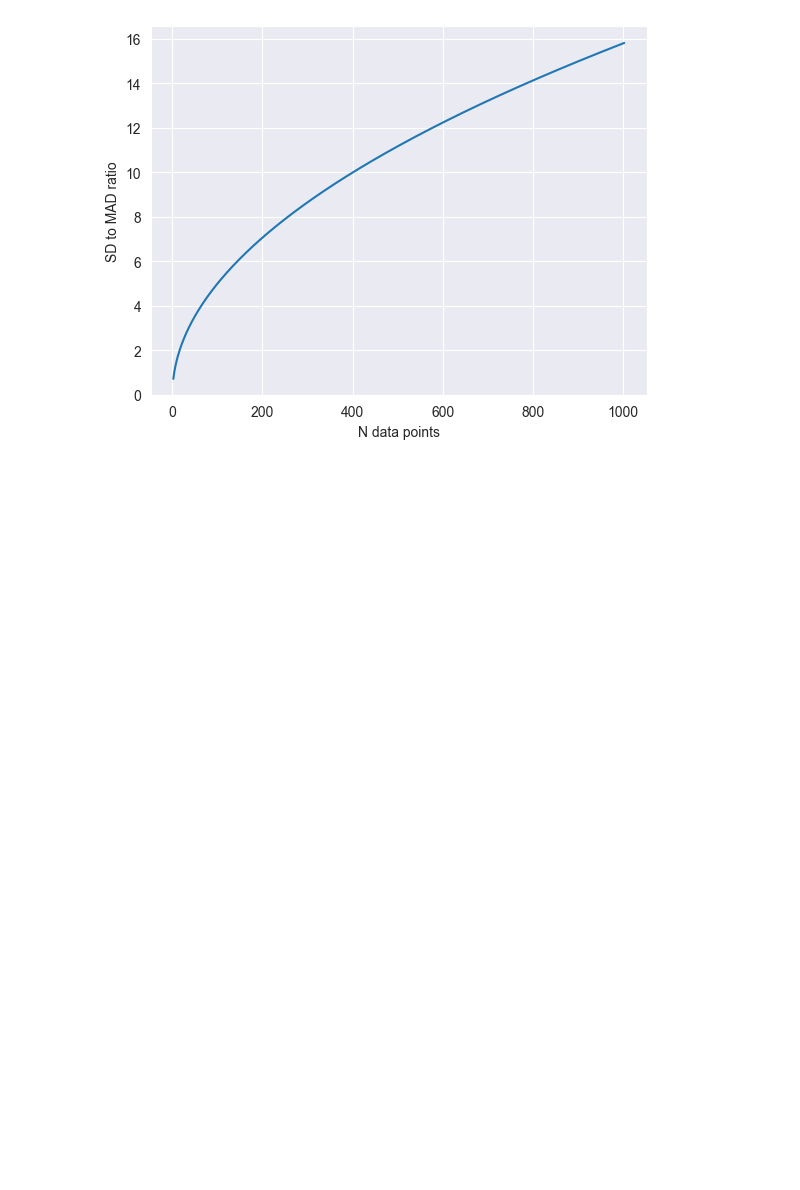
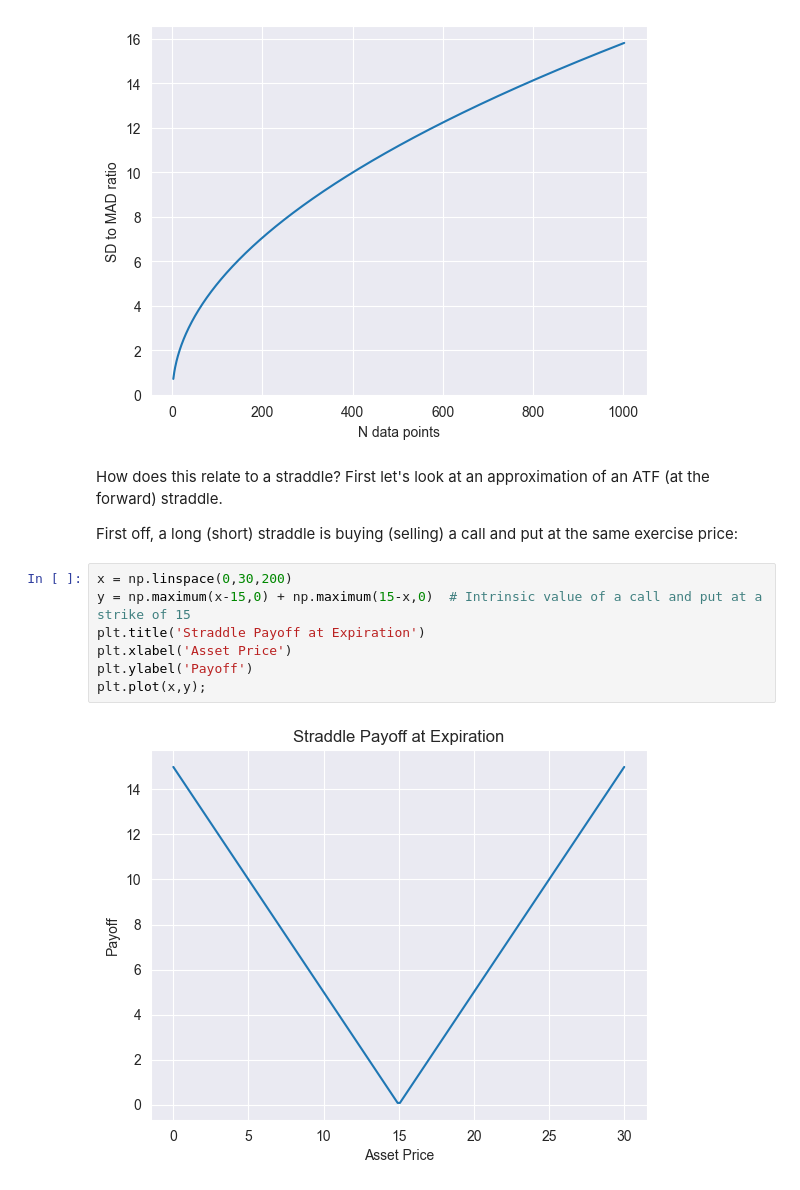
Before and after one commit to hdaniel17/options, a Jupyter notebook: MAD_Straddle.ipynb, the cells around one changed output. Cells and saved outputs as stored; diff of their text form; blank space fills up the shorter version.

```diff
--- a/MAD_Straddle.ipynb
+++ b/MAD_Straddle.ipynb
@@ -78,3 +80,16 @@ plt.ylabel('SD to MAD ratio')
 plt.plot(ratio[0], ratio[1]);
 # %% [output]
 [figure]
+# %% [markdown]
+How does this relate to a straddle? First let's look at an approximation of an ATF (at the forward) straddle.
+
+First off, a long (short) straddle is buying (selling) a call and put at the same exercise price:
+# %%
+x = np.linspace(0,30,200)
+y = np.maximum(x-15,0) + np.maximum(15-x,0)  # Intrinsic value of a call and put at a strike of 15
+plt.title('Straddle Payoff at Expiration')
+plt.xlabel('Asset Price')
+plt.ylabel('Payoff')
+plt.plot(x,y);
+# %% [output]
+[figure, added]
```
Also changed, not shown: parts of 16 cells of this notebook.
